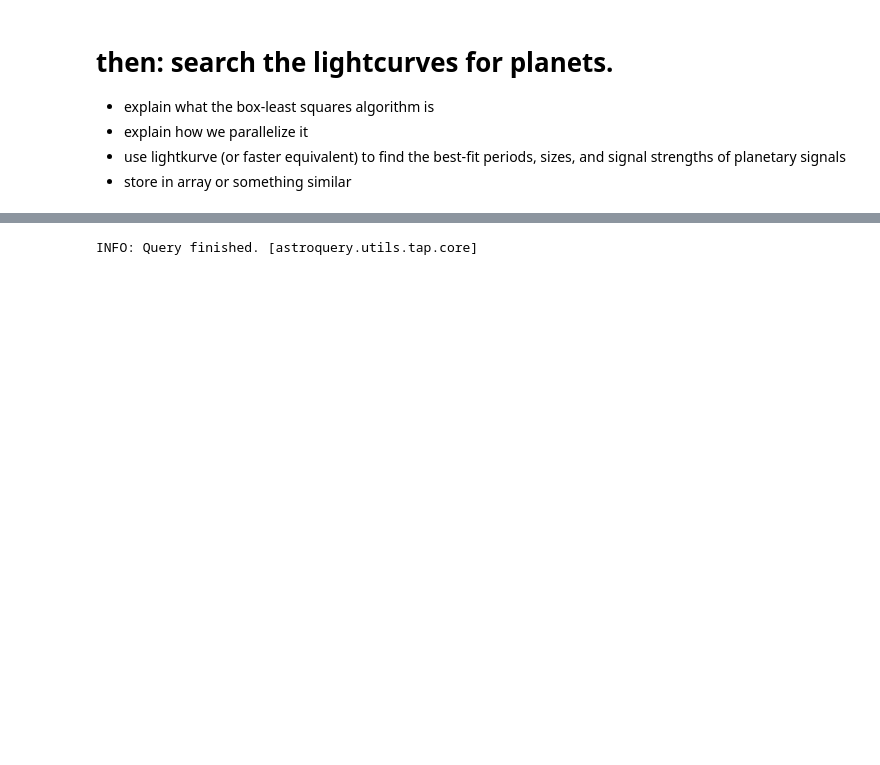
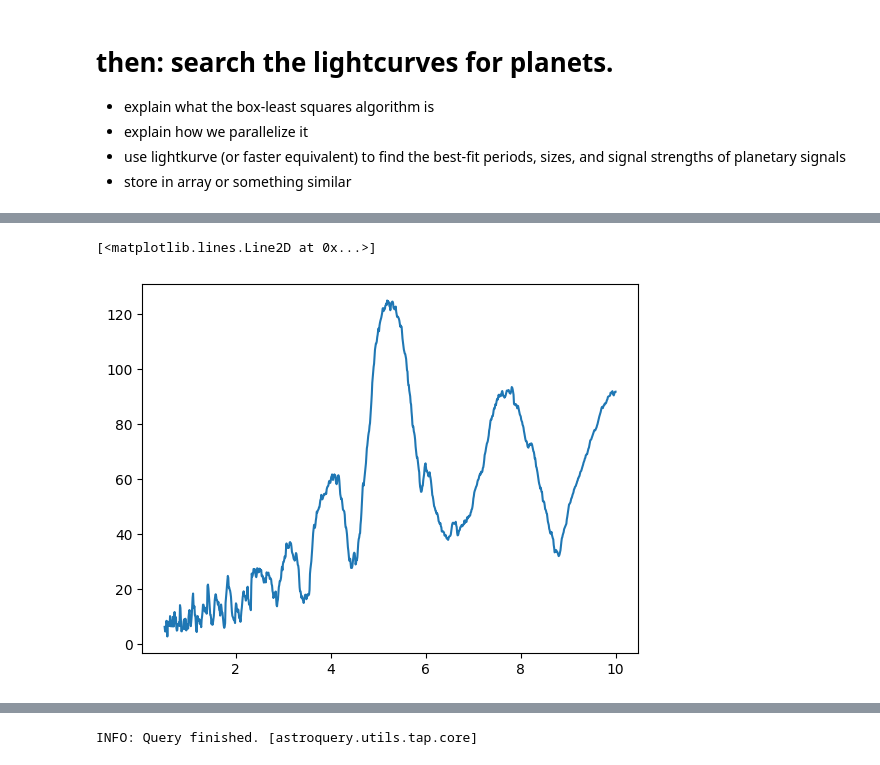
Before and after one commit to spacetelescope/tike_content, a Jupyter notebook: content/notebooks/occurrence_rate/occurrence.ipynb, the cells around one changed output, grey strips where cells are left out. Cells and saved outputs as stored; diff of their text form; code cells hidden in the pictures; blank space fills up the shorter version.

```diff
--- a/content/notebooks/occurrence_rate/occurrence.ipynb
+++ b/content/notebooks/occurrence_rate/occurrence.ipynb
@@ -398,0 +414,5 @@ nothing found.
+# %%
+plt.plot(results.period, results.depth_snr)
+# %% [output]
+[<matplotlib.lines.Line2D at 0x...>]
+[figure, added]
```
Also changed, not shown: parts of 66 cells of this notebook.
